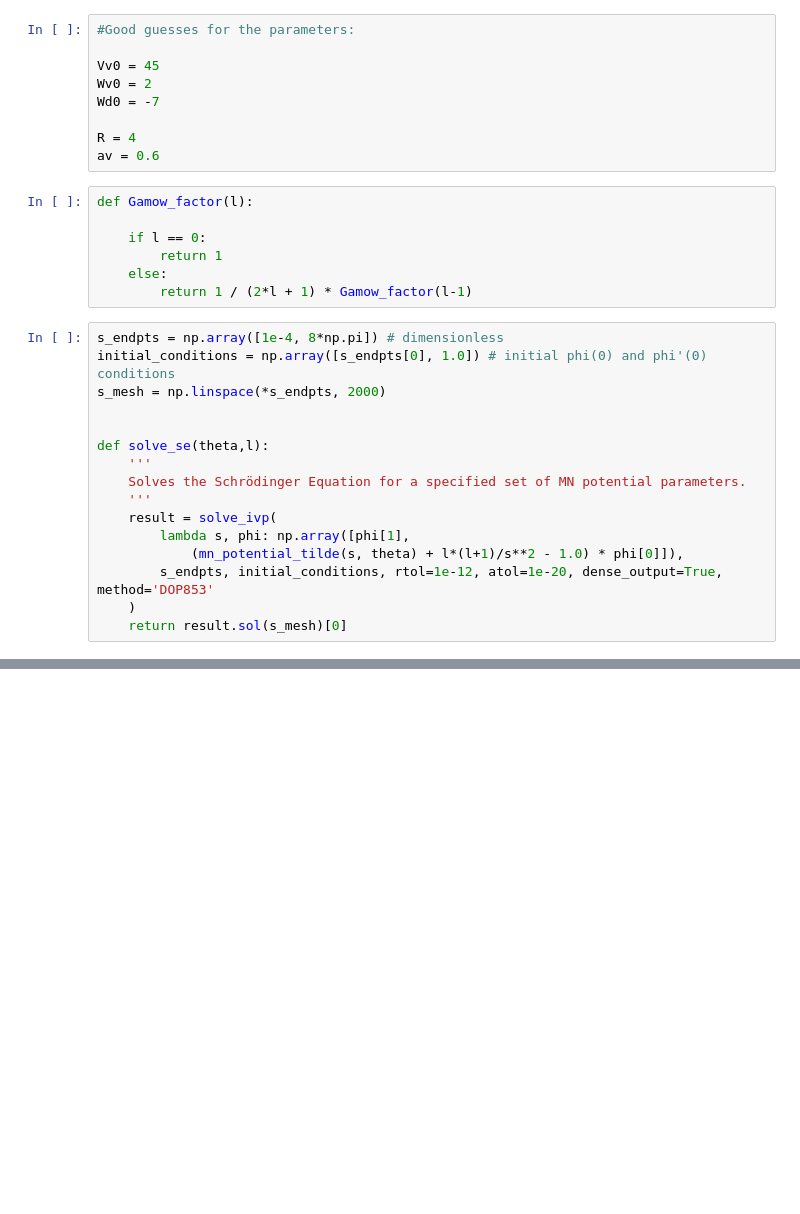
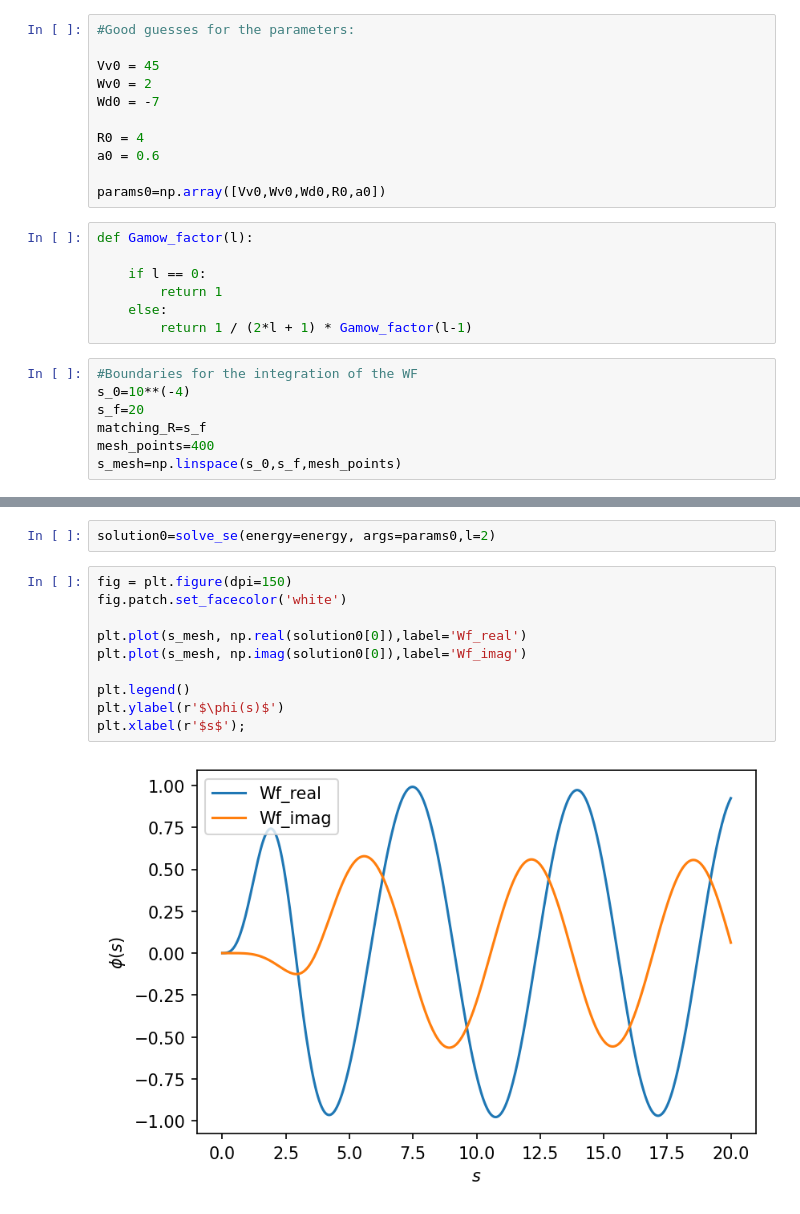
Before and after one commit to ascsn/theory-challenges, a Jupyter notebook: Optical-Potential Challenge/Reaction Cross Section Challenge.ipynb, the cells around one changed output, grey strips where cells are left out. Drawn from its saved outputs; the diff is of its cells as text; blank space fills up the shorter version.

```diff
--- a/Optical-Potential Challenge/Reaction Cross Section Challenge.ipynb
+++ b/Optical-Potential Challenge/Reaction Cross Section Challenge.ipynb
@@ -130,8 +176,10 @@ Vv0 = 45
 Wv0 = 2
 Wd0 = -7
 
-R = 4
-av = 0.6
+R0 = 4
+a0 = 0.6
+
+params0=np.array([Vv0,Wv0,Wd0,R0,a0])
 # %%
 def Gamow_factor(l):
 
@@ -139,19 +187,10 @@ def Gamow_factor(l):
         return 1
     else:
         return 1 / (2*l + 1) * Gamow_factor(l-1)
-# %%
-s_endpts = np.array([1e-4, 8*np.pi]) # dimensionless
-initial_conditions = np.array([s_endpts[0], 1.0]) # initial phi(0) and phi'(0) conditions
-s_mesh = np.linspace(*s_endpts, 2000)
-
-
-def solve_se(theta,l):
-    '''
-    Solves the Schrödinger Equation for a specified set of MN potential parameters.
-    '''
-    result = solve_ivp(
-        lambda s, phi: np.array([phi[1],
-            (mn_potential_tilde(s, theta) + l*(l+1)/s**2 - 1.0) * phi[0]]),
-        s_endpts, initial_conditions, rtol=1e-12, atol=1e-20, dense_output=True, method='DOP853'
-    )
-    return result.sol(s_mesh)[0]
+# %%
+#Boundaries for the integration of the WF
+s_0=10**(-4)
+s_f=20
+matching_R=s_f
+mesh_points=400
+s_mesh=np.linspace(s_0,s_f,mesh_points)
@@ -157,0 +251,14 @@ def solve_se(theta,l):
+# %%
+solution0=solve_se(energy=energy, args=params0,l=2)
+# %%
+fig = plt.figure(dpi=150)
+fig.patch.set_facecolor('white')
+
+plt.plot(s_mesh, np.real(solution0[0]),label='Wf_real')
+plt.plot(s_mesh, np.imag(solution0[0]),label='Wf_imag')
+
+plt.legend()
+plt.ylabel(r'$\phi(s)$')
+plt.xlabel(r'$s$');
+# %% [output]
+[figure, added]
```
Also changed, not shown: parts of 8 cells of this notebook.
